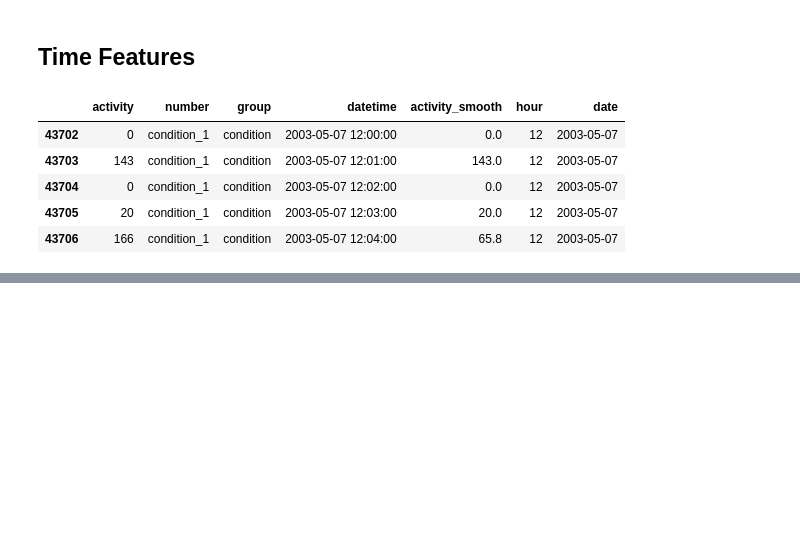
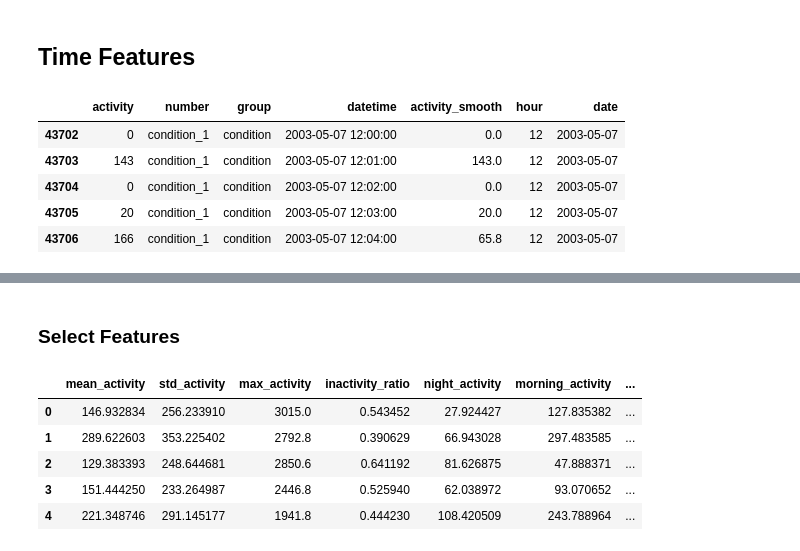
Before and after one commit to Razany98/Depresjon-Behavioral-Profiling, a Jupyter notebook: Behavior Profiling.ipynb, the cells around one changed output, grey strips where cells are left out. Cells and saved outputs as stored; diff of their text form; code cells hidden in the pictures; blank space fills up the shorter version.

```diff
--- a/Behavior Profiling.ipynb
+++ b/Behavior Profiling.ipynb
@@ -161,0 +281,25 @@ activity_df.head()
+# %% [markdown]
+### Select Features
+# %%
+features = [
+
+    'mean_activity',
+    'std_activity',
+    'max_activity',
+    'inactivity_ratio',
+    'night_activity',
+    'morning_activity',
+    'circadian_disruption'
+
+]
+
+X = behavior_features[features].fillna(0)
+
+X.head()
+# %% [output]
+|  | mean_activity | std_activity | max_activity | inactivity_ratio | night_activity | morning_activity | ... |
+| 0 | 146.932834 | 256.233910 | 3015.0 | 0.543452 | 27.924427 | 127.835382 | ... |
+| 1 | 289.622603 | 353.225402 | 2792.8 | 0.390629 | 66.943028 | 297.483585 | ... |
+| 2 | 129.383393 | 248.644681 | 2850.6 | 0.641192 | 81.626875 | 47.888371 | ... |
+| 3 | 151.444250 | 233.264987 | 2446.8 | 0.525940 | 62.038972 | 93.070652 | ... |
+| 4 | 221.348746 | 291.145177 | 1941.8 | 0.444230 | 108.420509 | 243.788964 | ... |
```
Also changed, not shown: parts of 9 cells of this notebook.
